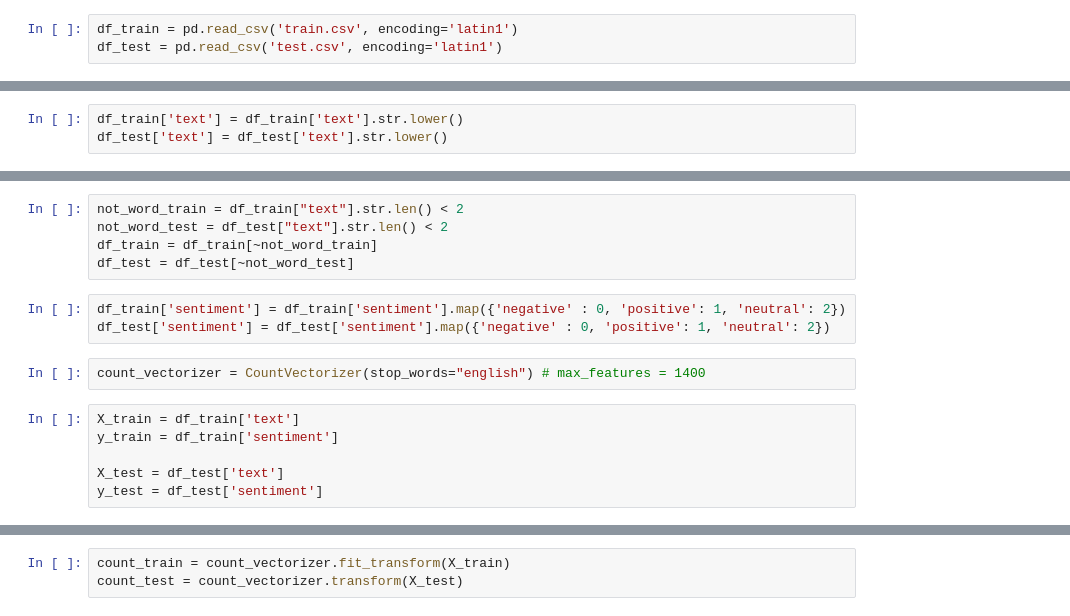
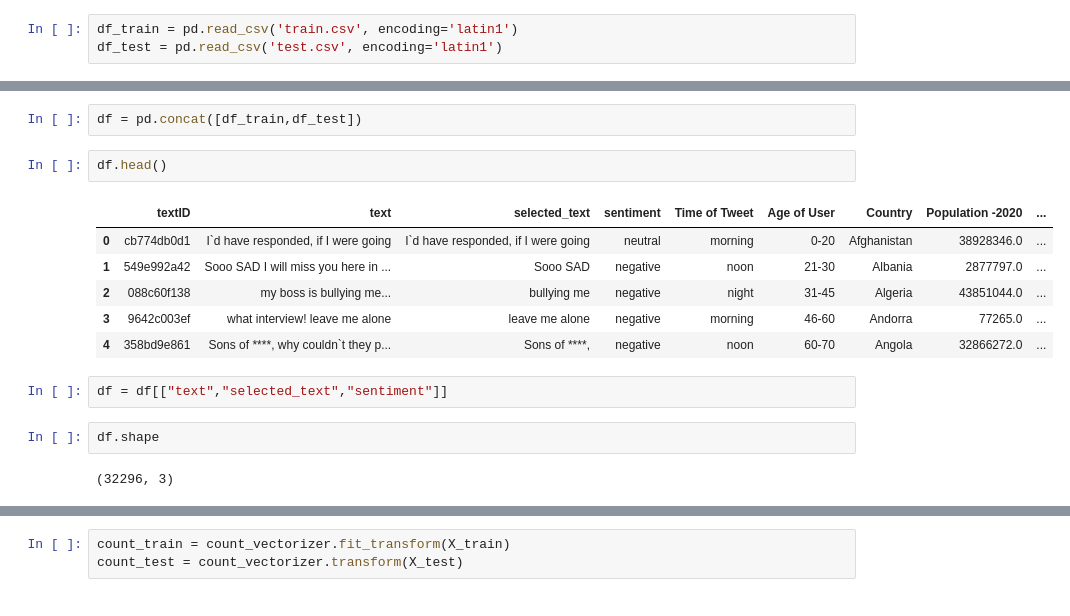
Before and after one commit to AmenAllahHemdani/Sentiment-Analysis-with-nlp, a Jupyter notebook: main.ipynb, the cells around one changed output, grey strips where cells are left out. Cells and saved outputs as stored; diff of their text form.

```diff
--- a/main.ipynb
+++ b/main.ipynb
@@ -86,3 +20,0 @@ df_test['text']= df_test['text'].apply(lambda x:remove_punctuation(x))
-# %%
-df_train['text'] = df_train['text'].str.lower()
-df_test['text'] = df_test['text'].str.lower()
@@ -92,16 +21,17 @@ df_test['text'] = df_test['text'].str.lower()
-# %%
-not_word_train = df_train["text"].str.len() < 2
-not_word_test = df_test["text"].str.len() < 2
-df_train = df_train[~not_word_train]
-df_test = df_test[~not_word_test]
-# %%
-df_train['sentiment'] = df_train['sentiment'].map({'negative' : 0, 'positive': 1, 'neutral': 2})
-df_test['sentiment'] = df_test['sentiment'].map({'negative' : 0, 'positive': 1, 'neutral': 2})
-# %%
-count_vectorizer = CountVectorizer(stop_words="english") # max_features = 1400
-# %%
-X_train = df_train['text']
-y_train = df_train['sentiment']
-
-X_test = df_test['text']
-y_test = df_test['sentiment']
+# %%
+df = pd.concat([df_train,df_test])
+# %%
+df.head()
+# %% [output]
+|  | textID | text | selected_text | sentiment | Time of Tweet | Age of User | Country | Population -2020 | ... |
+| 0 | cb774db0d1 | I`d have responded, if I were going | I`d have responded, if I were going | neutral | morning | 0-20 | Afghanistan | 38928346.0 | ... |
+| 1 | 549e992a42 | Sooo SAD I will miss you here in ... | Sooo SAD | negative | noon | 21-30 | Albania | 2877797.0 | ... |
+| 2 | 088c60f138 | my boss is bullying me... | bullying me | negative | night | 31-45 | Algeria | 43851044.0 | ... |
+| 3 | 9642c003ef | what interview! leave me alone | leave me alone | negative | morning | 46-60 | Andorra | 77265.0 | ... |
+| 4 | 358bd9e861 | Sons of ****, why couldn`t they p... | Sons of ****, | negative | noon | 60-70 | Angola | 32866272.0 | ... |
+# %%
+df = df[["text","selected_text","sentiment"]]
+# %%
+df.shape
+# %% [output]
+(32296, 3)
```
Also changed, not shown: parts of 44 cells of this notebook.
